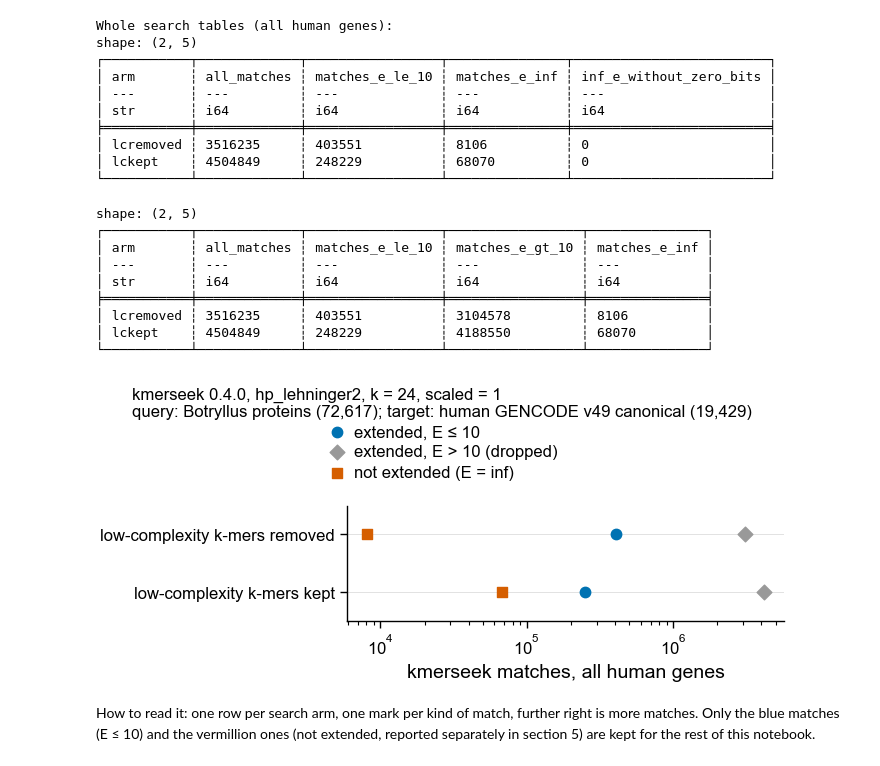
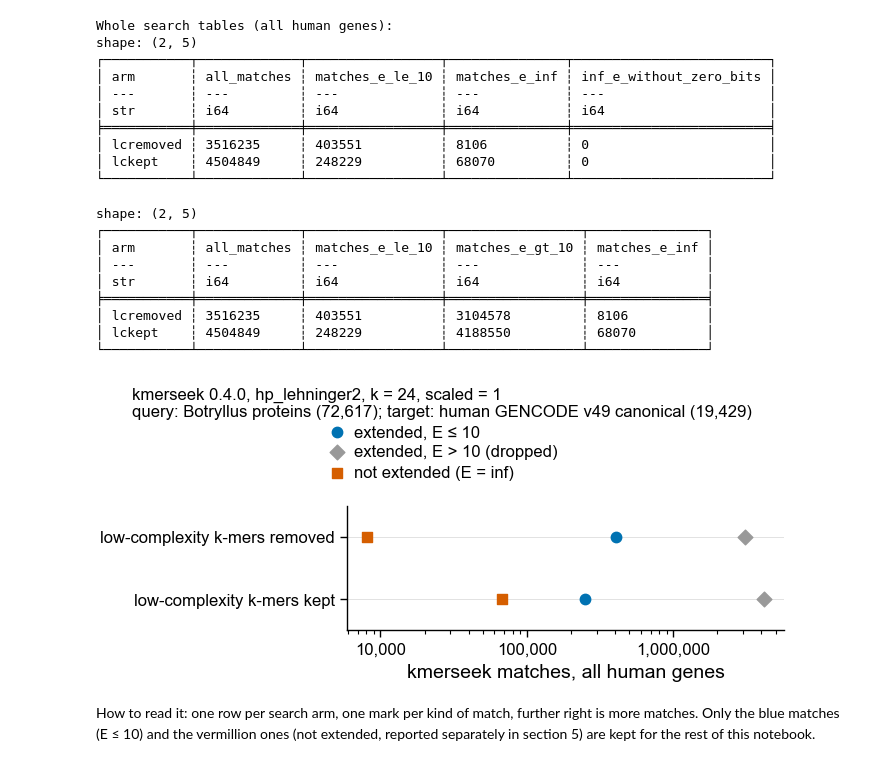
Before and after one commit to olgabot/botryllus-mhc, a Jupyter notebook: notebooks/232_kmerseek_botryllus_vs_human_immune_genes_hla.ipynb, the cells around one changed output. Drawn from its saved outputs; the diff is of its cells as text; code cells hidden in the pictures.

Commit message:
Figure 232e: plain tick numbers on the log axis
Co-Authored-By: Claude Opus 5.5 <noreply@anthropic.com>

```diff
--- a/notebooks/232_kmerseek_botryllus_vs_human_immune_genes_hla.ipynb
+++ b/notebooks/232_kmerseek_botryllus_vs_human_immune_genes_hla.ipynb
@@ -154,34 +154,35 @@ shape: (2, 5)
 # the same three kinds of match as figure 233a: extended with E <= 10, extended with E > 10, not extended
 KINDS = [("matches_e_le_10", "extended, E ≤ 10", pf.OKABE_ITO["blue"], "o"),
          ("matches_e_gt_10", "extended, E > 10 (dropped)", pf.GREY, "D"),
          ("matches_e_inf", "not extended (E = inf)", pf.OKABE_ITO["vermillion"], "s")]
 kinds = whole_table_df.with_columns(
     (pl.col("all_matches") - pl.col("matches_e_le_10") - pl.col("matches_e_inf")).alias("matches_e_gt_10"))
 print(kinds.select("arm", "all_matches", *[k for k, *_ in KINDS]))
 
 fig, ax = pf.figure(pf.ONE_COLUMN_MM, 40)
 for y, arm in enumerate(ARMS):
     r = kinds.filter(pl.col("arm") == arm).row(0, named=True)
     for col, label, colour, marker in KINDS:
         ax.scatter(r[col], y, color=colour, marker=marker, s=14, zorder=3, label=label if y == 0 else None)
 ax.set_yticks(range(len(ARMS)), [ARM_LABEL[a] for a in ARMS])
 ax.set_ylim(len(ARMS) - 0.5, -0.5)
 ax.grid(axis="y", linewidth=0.3, color="#dddddd")
 ax.set_xscale("log")
+ax.set_xticks([10_000, 100_000, 1_000_000], ["10,000", "100,000", "1,000,000"])
 ax.set_xlabel("kmerseek matches, all human genes")
 pf.shared_legend(fig, ncol=1, title=f"{TOOL_LINE}\n{QUERY_TARGET_LINE}")
 pf.save(fig, FIG_DIR / "232e_whole_search_matches_extended_vs_not_kmerseek_botryllus_vs_gencode")
 # %% [output]
 shape: (2, 5)
 ┌───────────┬─────────────┬─────────────────┬─────────────────┬───────────────┐
 │ arm       ┆ all_matches ┆ matches_e_le_10 ┆ matches_e_gt_10 ┆ matches_e_inf │
 │ ---       ┆ ---         ┆ ---             ┆ ---             ┆ ---           │
 │ str       ┆ i64         ┆ i64             ┆ i64             ┆ i64           │
 ╞═══════════╪═════════════╪═════════════════╪═════════════════╪═══════════════╡
 │ lcremoved ┆ 3516235     ┆ 403551          ┆ 3104578         ┆ 8106          │
 │ lckept    ┆ 4504849     ┆ 248229          ┆ 4188550         ┆ 68070         │
 └───────────┴─────────────┴─────────────────┴─────────────────┴───────────────┘
-[figure, old version]
+[figure, new version]
 # %% [markdown]
 How to read it: one row per search arm, one mark per kind of match, further right is more
 matches. Only the blue matches (E ≤ 10) and the vermillion ones (not extended, reported
```
Also changed, not shown: 12 other files.
